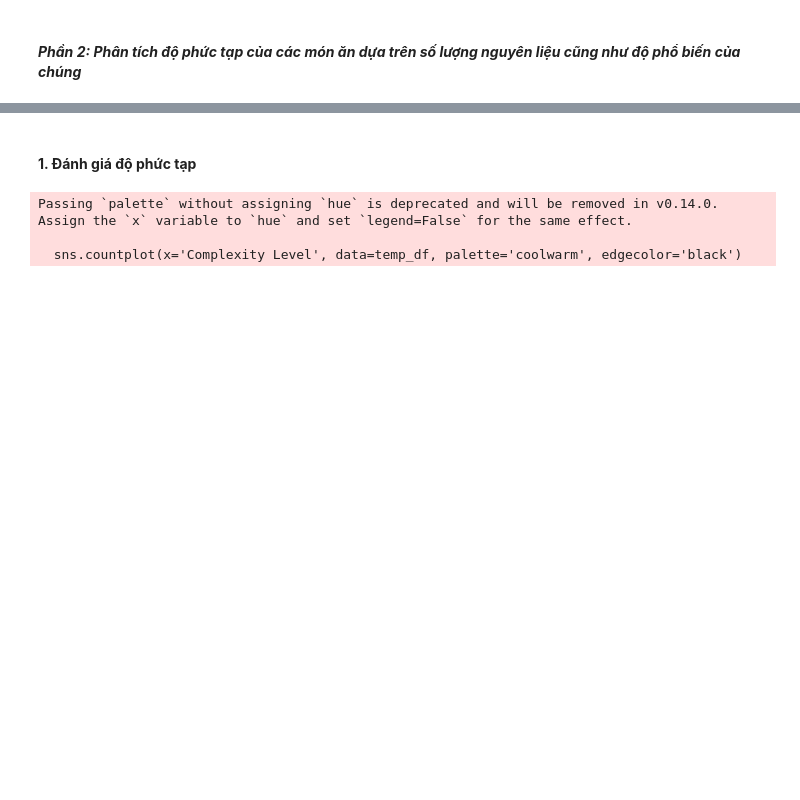
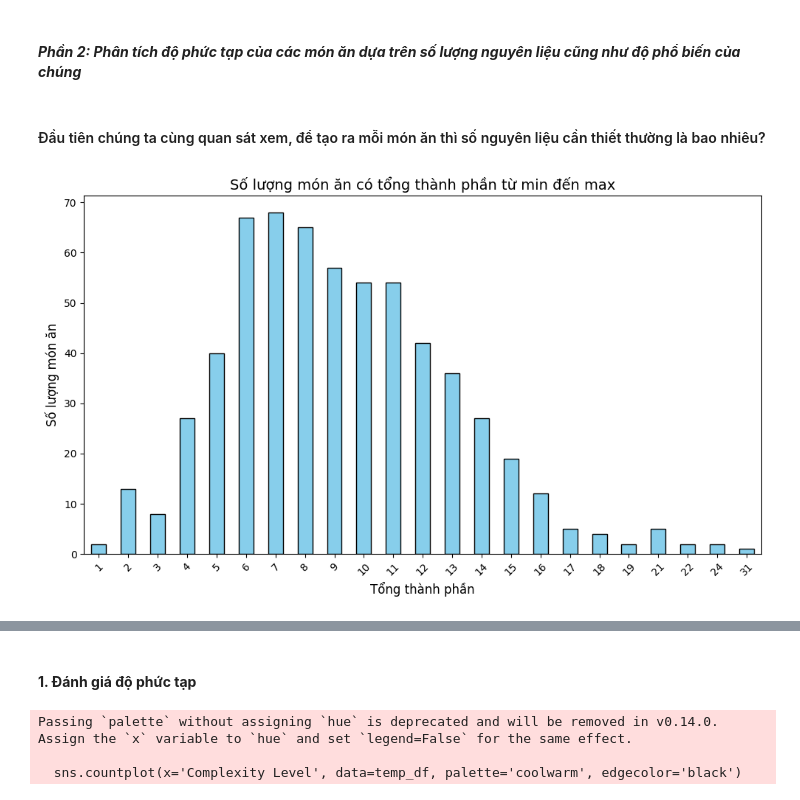
Before and after one commit to richardnguyen0715/IngredientsAnalysisAndRecommendationSystem, a Jupyter notebook: Source/Data Exploration/DataExploration.ipynb, the cells around one changed output, grey strips where cells are left out. Cells and saved outputs as stored; diff of their text form; code cells hidden in the pictures; blank space fills up the shorter version.

```diff
--- a/Source/Data Exploration/DataExploration.ipynb
+++ b/Source/Data Exploration/DataExploration.ipynb
@@ -288,2 +305,22 @@ plt.show()
 # %% [markdown]
 #### ___Phần 2: Phân tích độ phức tạp của các món ăn dựa trên số lượng nguyên liệu cũng như độ phổ biến của chúng___
+# %% [markdown]
+#### Đầu tiên chúng ta cùng quan sát xem, để tạo ra mỗi món ăn thì số nguyên liệu cần thiết thường là bao nhiêu?
+# %%
+#tính tổng theo hàng và vẽ biểu đồ
+# Tính tổng theo hàng đặt tên là tổng thành phần
+raw_df['Total'] = raw_df.iloc[:, 1:].sum(axis=1)
+# lấy ra min và max của cột Total
+min_total = raw_df['Total'].min()
+max_total = raw_df['Total'].max()
+# vẽ biểu đồ cột với số lượng món ăn có tổng thành phần từ min đến max
+plt.figure(figsize=(10, 6))
+raw_df['Total'].value_counts().sort_index().plot(kind='bar', color='skyblue', edgecolor='black')
+plt.title('Số lượng món ăn có tổng thành phần từ min đến max', fontsize=14)
+plt.xlabel('Tổng thành phần', fontsize=12)
+plt.ylabel('Số lượng món ăn', fontsize=12)
+plt.xticks(rotation=45)
+plt.tight_layout()
+plt.show()
+# %% [output]
+[figure, added]
```
Also changed, not shown: parts of 9 cells of this notebook.
